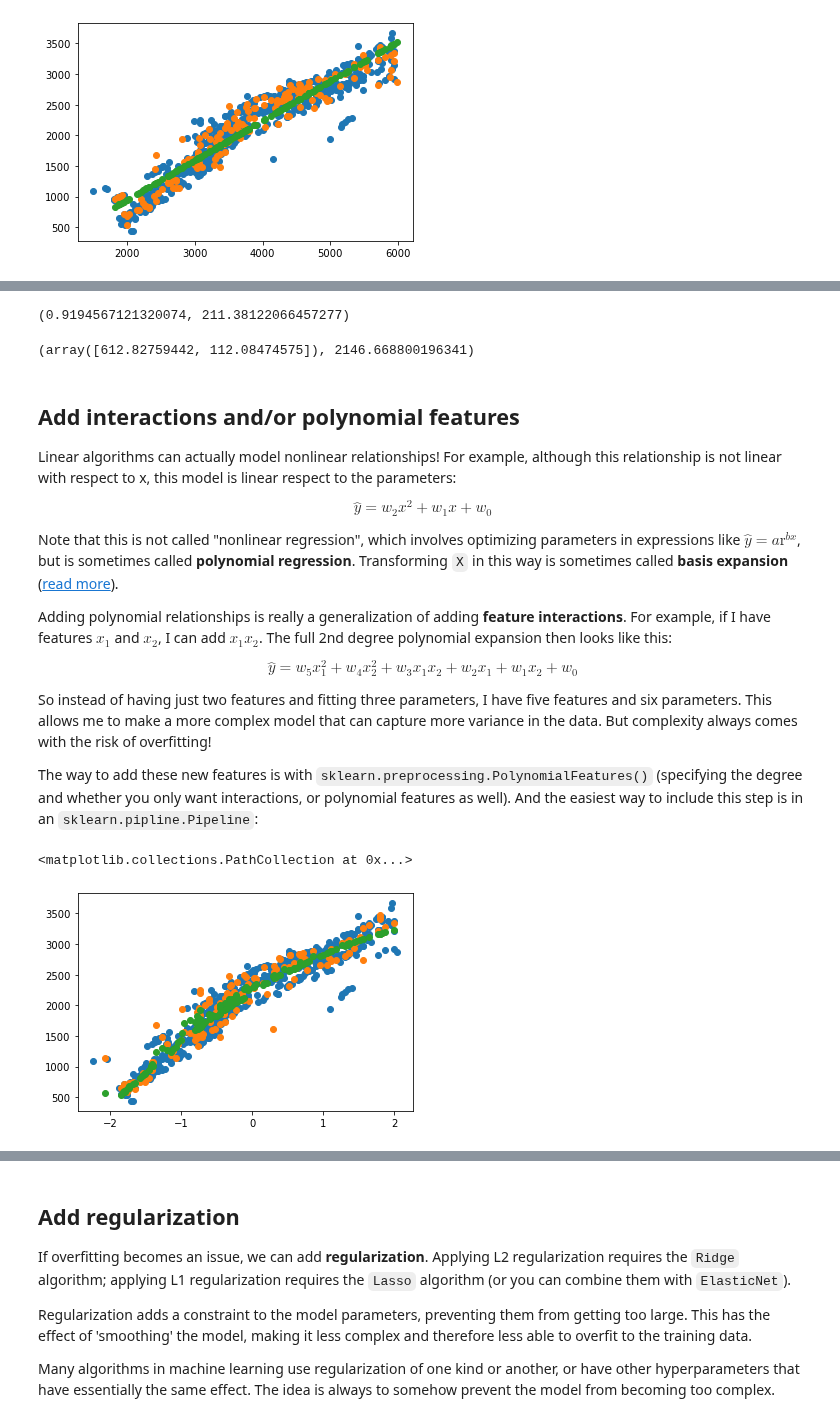
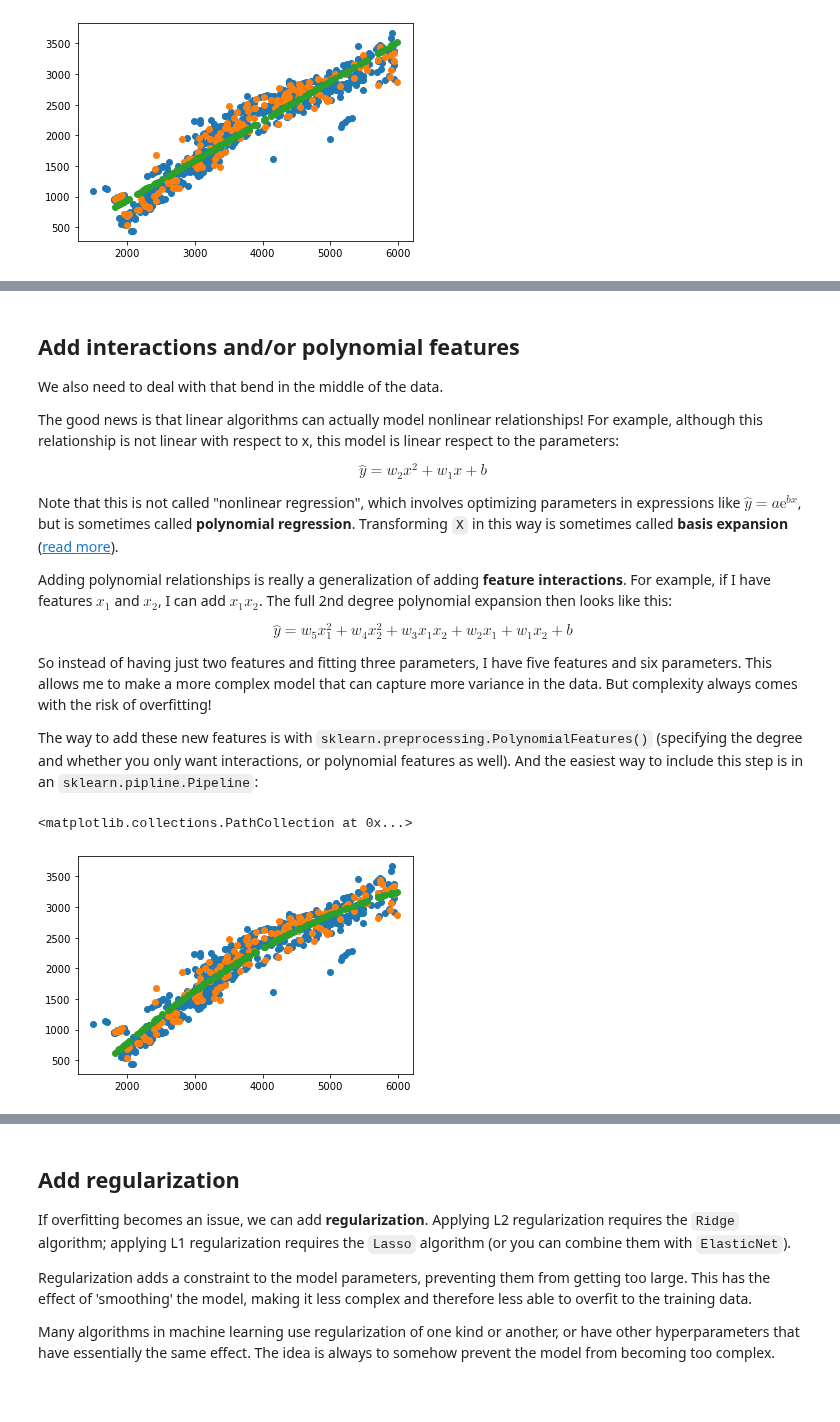
Before and after one commit to agilescientific/geocomputing, a Jupyter notebook: prod/Linear_regression.ipynb, the cells around one changed output, grey strips where cells are left out. Saved outputs shown, nothing was run; the diff lists cells and outputs as text; code cells hidden in the pictures; blank space fills up the shorter version.

```diff
--- a/prod/Linear_regression.ipynb
+++ b/prod/Linear_regression.ipynb
@@ -66,8 +66,6 @@ df = df.astype({'Lithology': 'category'})
 - Two of the properties are strongly correlated; which two?
 - What do you notice about the Rho data?
 - What do you notice about the sandstone data?
-# %%
-df = df.drop(columns=['RPC'])
 # %%
 df.describe()
 # %% [output]
@@ -131,2 +168,0 @@ Index(['Description', 'Lithology', 'Vp [m/s]', 'Vs [m/s]', 'Rho [g/cm³]'], dtyp
-# %%
-df = df.rename(columns={'Vp [m/s]': 'Vp', 'Vs [m/s]': 'Vs', 'Rho [g/cm³]': 'Rho'})
@@ -133,6 +177,6 @@ df = df.rename(columns={'Vp [m/s]': 'Vp', 'Vs [m/s]': 'Vs', 'Rho [g/cm³]': 'Rho
 # %%
-X = df['Vp'].values
-y = df['Vs'].values
+X = df['Vp [m/s]'].values
+y = df['Vs [m/s]'].values
 
 X.shape
 # %% [output]
@@ -321,8 +421,0 @@ plt.scatter(*X.T)
-# %%
-from sklearn.preprocessing import StandardScaler
-
-scaler = StandardScaler()
-scaler.fit(X_train)
-
-X_train = scaler.transform(X_train)
-X_val = scaler.transform(X_val)
@@ -346,23 +422,17 @@ y_pred = model.predict(X_val)
-# %%
-score(y_val, y_pred)
-# %% [output]
-(0.9194567121320074, 211.38122066457277)
-# %%
-model.coef_, model.intercept_
-# %% [output]
-(array([612.82759442, 112.08474575]), 2146.668800196341)
 # %% [markdown]
 ## Add interactions and/or polynomial features
 
-Linear algorithms can actually model nonlinear relationships! For example, although this relationship is not linear with respect to x, this model is linear respect to the parameters:
+We also need to deal with that bend in the middle of the data.
 
-$$ \hat{y} = w_2 x^2 + w_1 x + w_0 $$
+The good news is that linear algorithms can actually model nonlinear relationships! For example, although this relationship is not linear with respect to x, this model is linear respect to the parameters:
 
-Note that this is not called "nonlinear regression", which involves optimizing parameters in expressions like $\hat{y} = a \mathrm{r}^{bx}$, but is sometimes called **polynomial regression**. Transforming `X` in this way is sometimes called **basis expansion** ([read more](http://madrury.github.io/jekyll/update/statistics/2017/08/04/basis-expansions.html)).
+$$ \hat{y} = w_2 x^2 + w_1 x + b $$
+
+Note that this is not called "nonlinear regression", which involves optimizing parameters in expressions like $\hat{y} = a \mathrm{e}^{bx}$, but is sometimes called **polynomial regression**. Transforming `X` in this way is sometimes called **basis expansion** ([read more](http://madrury.github.io/jekyll/update/statistics/2017/08/04/basis-expansions.html)).
 
 Adding polynomial relationships is really a generalization of adding **feature interactions**. For example, if I have features $x_1$ and $x_2$, I can add $x_1 x_2$. The full 2nd degree polynomial expansion then looks like this:
 
-$$ \hat{y} = w_5 x_1^2 + w_4 x_2^2 + w_3 x_1 x_2 + w_2 x_1 + w_1 x_2 + w_0 $$
+$$ \hat{y} = w_5 x_1^2 + w_4 x_2^2 + w_3 x_1 x_2 + w_2 x_1 + w_1 x_2 + b $$
 
 So instead of having just two features and fitting three parameters, I have five features and six parameters. This allows me to make a more complex model that can capture more variance in the data. But complexity always comes with the risk of overfitting!
 
@@ -376,12 +446,12 @@ model = make_pipeline(PolynomialFeatures(degree=2), LinearRegression())
 model.fit(X_train, y_train)
 y_pred = model.predict(X_val)
 # %%
-plt.scatter(X_train[:, 0], y_train)
-plt.scatter(X_val[:, 0], y_val)
-plt.scatter(X_val[:, 0], y_pred)
+plt.scatter(X_train, y_train)
+plt.scatter(X_val, y_val)
+plt.scatter(X_val, y_pred)
 # %% [output]
 <matplotlib.collections.PathCollection at 0x...>
-[figure, old version]
+[figure, new version]
 # %%
 score(y_val, y_pred)
 # %% [output]
```
Also changed, not shown: parts of 114 cells of this notebook, 1 other file.
